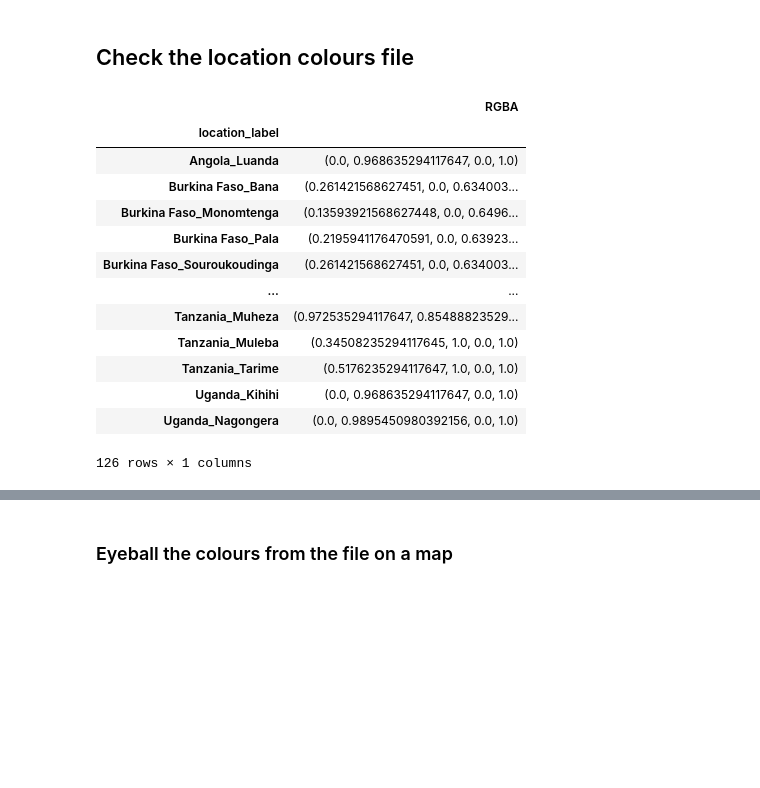
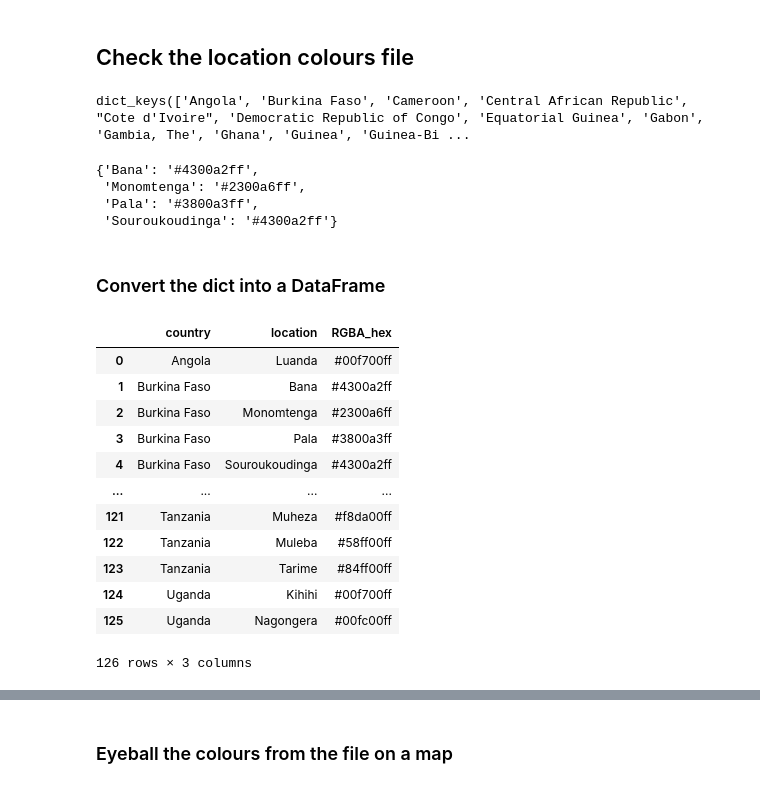
Before and after one commit to malariagen/ag1000g-phase3-data-paper, a Jupyter notebook: notebooks/popstructure_calc-location-colours.ipynb, the cells around one changed output, grey strips where cells are left out. Cells and saved outputs as stored; diff of their text form; code cells hidden in the pictures; blank space fills up the shorter version.

```diff
--- a/notebooks/popstructure_calc-location-colours.ipynb
+++ b/notebooks/popstructure_calc-location-colours.ipynb
@@ -185,23 +197,16 @@ with open(output_path, 'w') as ymlfile:
 # Load the data from the YAML file
 with open(output_path) as file:
     reloaded_data_dict = yaml.load(file, Loader=yaml.Loader)
-# %%
-# Convert the dict into a DataFrame
-reloaded_df = pd.DataFrame.from_dict(reloaded_data_dict, orient='index')
-reloaded_df.index.name = 'location_label'
-reloaded_df
-# %% [output]
-|  | RGBA |
-| location_label |  |
-| Angola_Luanda | (0.0, 0.968635294117647, 0.0, 1.0) |
-| Burkina Faso_Bana | (0.261421568627451, 0.0, 0.634003... |
-| Burkina Faso_Monomtenga | (0.13593921568627448, 0.0, 0.6496... |
-| Burkina Faso_Pala | (0.2195941176470591, 0.0, 0.63923... |
-| Burkina Faso_Souroukoudinga | (0.261421568627451, 0.0, 0.634003... |
-| ... | ... |
-| Tanzania_Muheza | (0.972535294117647, 0.85488823529... |
-| Tanzania_Muleba | (0.34508235294117645, 1.0, 0.0, 1.0) |
-| Tanzania_Tarime | (0.5176235294117647, 1.0, 0.0, 1.0) |
-| Uganda_Kihihi | (0.0, 0.968635294117647, 0.0, 1.0) |
-| Uganda_Nagongera | (0.0, 0.9895450980392156, 0.0, 1.0) |
-126 rows × 1 columns
+# %%
+reloaded_data_dict.keys()
+# %% [output]
+dict_keys(['Angola', 'Burkina Faso', 'Cameroon', 'Central African Republic', "Cote d'Ivoire", 'Democratic Republic of Congo', 'Equatorial Guinea', 'Gabon', 'Gambia, The', 'Ghana', 'Guinea', 'Guinea-Bi ...
+# %%
+reloaded_data_dict['Burkina Faso']
+# %% [output]
+{'Bana': '#4300a2ff',
+ 'Monomtenga': '#2300a6ff',
+ 'Pala': '#3800a3ff',
+ 'Souroukoudinga': '#4300a2ff'}
+# %% [markdown]
+### Convert the dict into a DataFrame
@@ -208,2 +217,26 @@ reloaded_df
+# %%
+# Compose the DataFrame manually
+reloaded_df = pd.DataFrame(columns=['country', 'location', 'RGBA_hex'])
+for country in reloaded_data_dict.keys():
+    for location in reloaded_data_dict[country].keys():
+        reloaded_df = reloaded_df.append(
+            {'country': country, 'location': location, 'RGBA_hex': reloaded_data_dict[country][location]},
+            ignore_index=True
+        )
+reloaded_df
+# %% [output]
+|  | country | location | RGBA_hex |
+| 0 | Angola | Luanda | #00f700ff |
+| 1 | Burkina Faso | Bana | #4300a2ff |
+| 2 | Burkina Faso | Monomtenga | #2300a6ff |
+| 3 | Burkina Faso | Pala | #3800a3ff |
+| 4 | Burkina Faso | Souroukoudinga | #4300a2ff |
+| ... | ... | ... | ... |
+| 121 | Tanzania | Muheza | #f8da00ff |
+| 122 | Tanzania | Muleba | #58ff00ff |
+| 123 | Tanzania | Tarime | #84ff00ff |
+| 124 | Uganda | Kihihi | #00f700ff |
+| 125 | Uganda | Nagongera | #00fc00ff |
+126 rows × 3 columns
 # %%
 # Match the location labels with the lat longs we have
```
Also changed, not shown: parts of 17 cells of this notebook, 1 other file.
